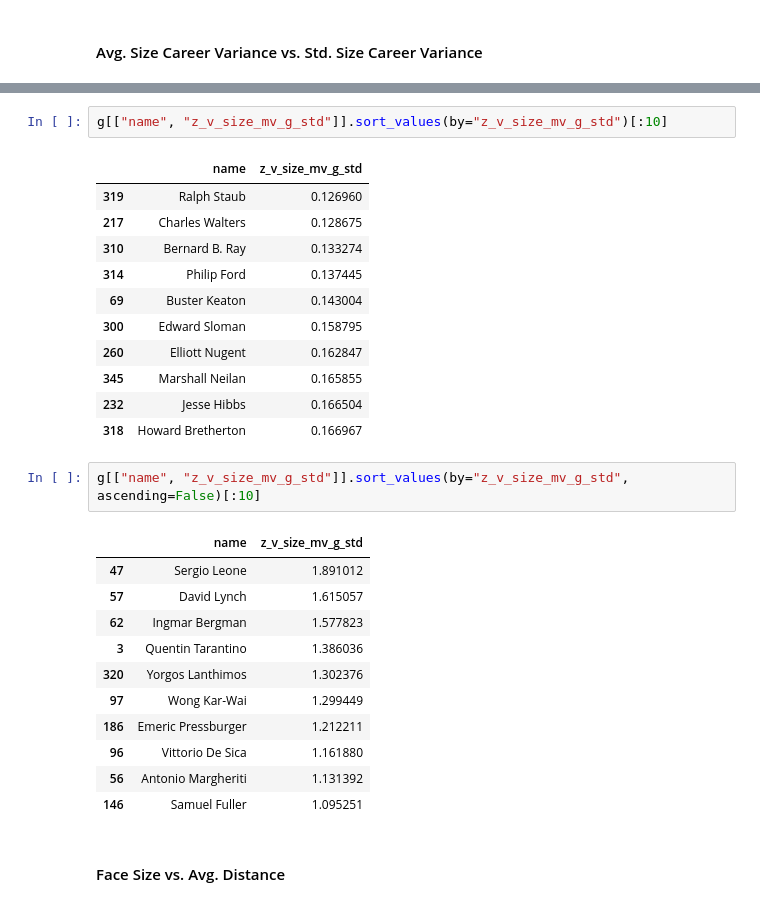
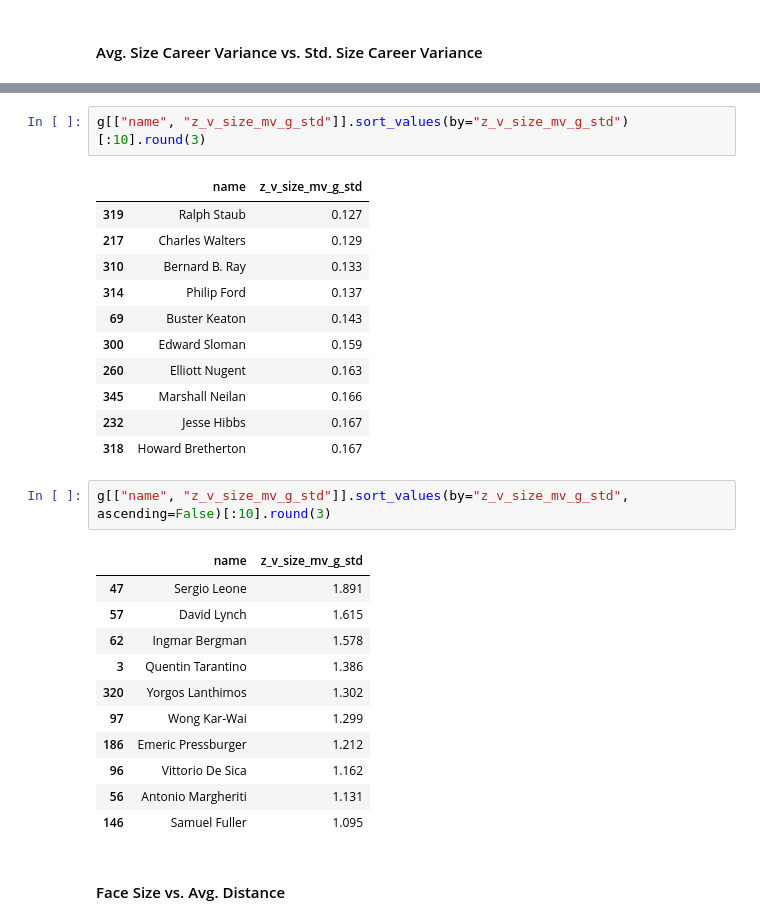
Before and after one commit to astaileyyoung/CineStat, a Jupyter notebook: research/baselines/directors.ipynb, the cells around one changed output, grey strips where cells are left out. Saved outputs shown, nothing was run; the diff lists cells and outputs as text.

```diff
--- a/research/baselines/directors.ipynb
+++ b/research/baselines/directors.ipynb
@@ -345,33 +345,33 @@ plot_directors(g,
 # %% [output]
 [interactive output not drawn]
 # %%
-g[["name", "z_v_size_mv_g_std"]].sort_values(by="z_v_size_mv_g_std")[:10]
+g[["name", "z_v_size_mv_g_std"]].sort_values(by="z_v_size_mv_g_std")[:10].round(3)
 # %% [output]
 |  | name | z_v_size_mv_g_std |
-| 319 | Ralph Staub | 0.126960 |
-| 217 | Charles Walters | 0.128675 |
-| 310 | Bernard B. Ray | 0.133274 |
-| 314 | Philip Ford | 0.137445 |
-| 69 | Buster Keaton | 0.143004 |
-| 300 | Edward Sloman | 0.158795 |
-| 260 | Elliott Nugent | 0.162847 |
-| 345 | Marshall Neilan | 0.165855 |
-| 232 | Jesse Hibbs | 0.166504 |
-| 318 | Howard Bretherton | 0.166967 |
+| 319 | Ralph Staub | 0.127 |
+| 217 | Charles Walters | 0.129 |
+| 310 | Bernard B. Ray | 0.133 |
+| 314 | Philip Ford | 0.137 |
+| 69 | Buster Keaton | 0.143 |
+| 300 | Edward Sloman | 0.159 |
+| 260 | Elliott Nugent | 0.163 |
+| 345 | Marshall Neilan | 0.166 |
+| 232 | Jesse Hibbs | 0.167 |
+| 318 | Howard Bretherton | 0.167 |
 # %%
-g[["name", "z_v_size_mv_g_std"]].sort_values(by="z_v_size_mv_g_std", ascending=False)[:10]
+g[["name", "z_v_size_mv_g_std"]].sort_values(by="z_v_size_mv_g_std", ascending=False)[:10].round(3)
 # %% [output]
 |  | name | z_v_size_mv_g_std |
-| 47 | Sergio Leone | 1.891012 |
-| 57 | David Lynch | 1.615057 |
-| 62 | Ingmar Bergman | 1.577823 |
-| 3 | Quentin Tarantino | 1.386036 |
-| 320 | Yorgos Lanthimos | 1.302376 |
-| 97 | Wong Kar-Wai | 1.299449 |
-| 186 | Emeric Pressburger | 1.212211 |
-| 96 | Vittorio De Sica | 1.161880 |
-| 56 | Antonio Margheriti | 1.131392 |
-| 146 | Samuel Fuller | 1.095251 |
+| 47 | Sergio Leone | 1.891 |
+| 57 | David Lynch | 1.615 |
+| 62 | Ingmar Bergman | 1.578 |
+| 3 | Quentin Tarantino | 1.386 |
+| 320 | Yorgos Lanthimos | 1.302 |
+| 97 | Wong Kar-Wai | 1.299 |
+| 186 | Emeric Pressburger | 1.212 |
+| 96 | Vittorio De Sica | 1.162 |
+| 56 | Antonio Margheriti | 1.131 |
+| 146 | Samuel Fuller | 1.095 |
 # %% [markdown]
 #### Face Size vs. Avg. Distance
 # %% [markdown]
```
Also changed, not shown: parts of 3 cells of this notebook, 4 other files.
